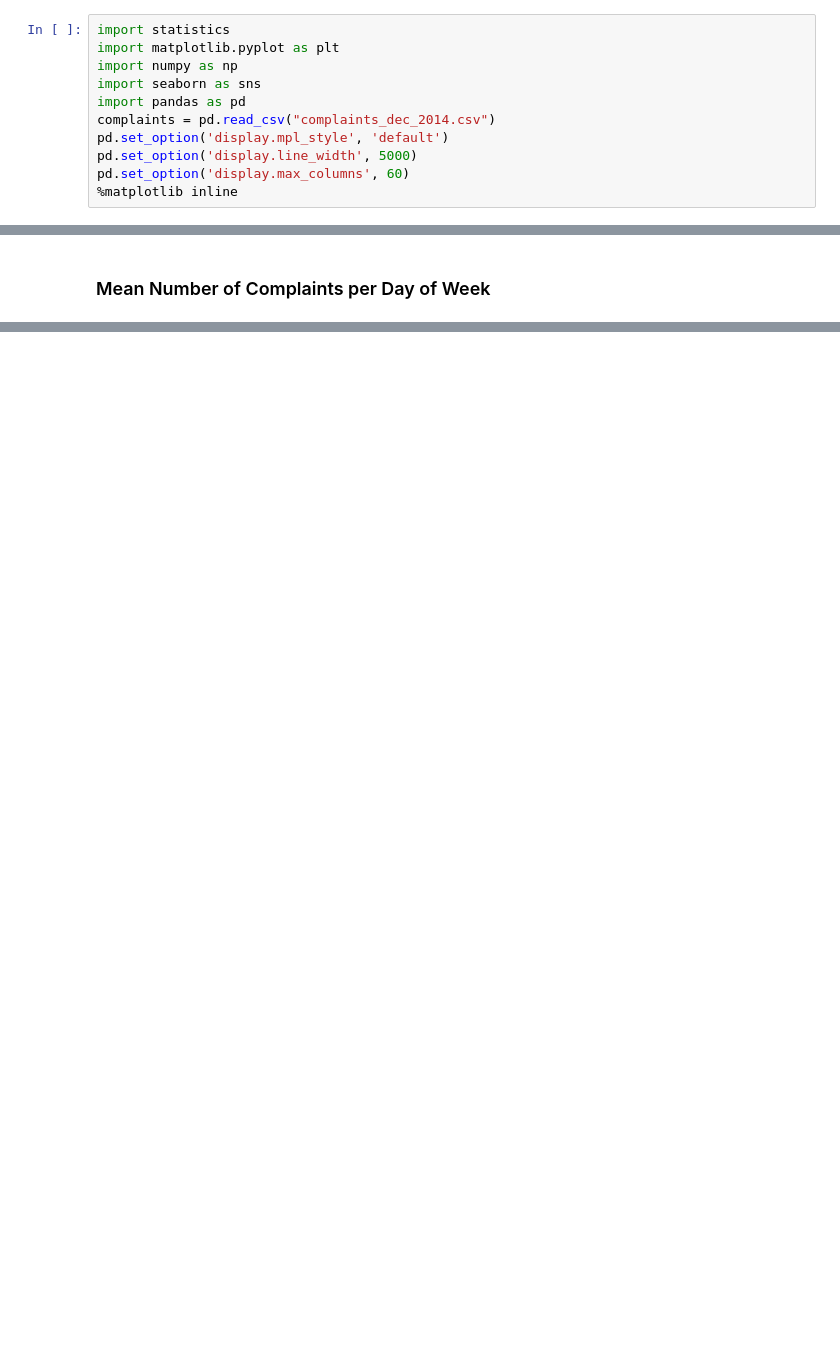
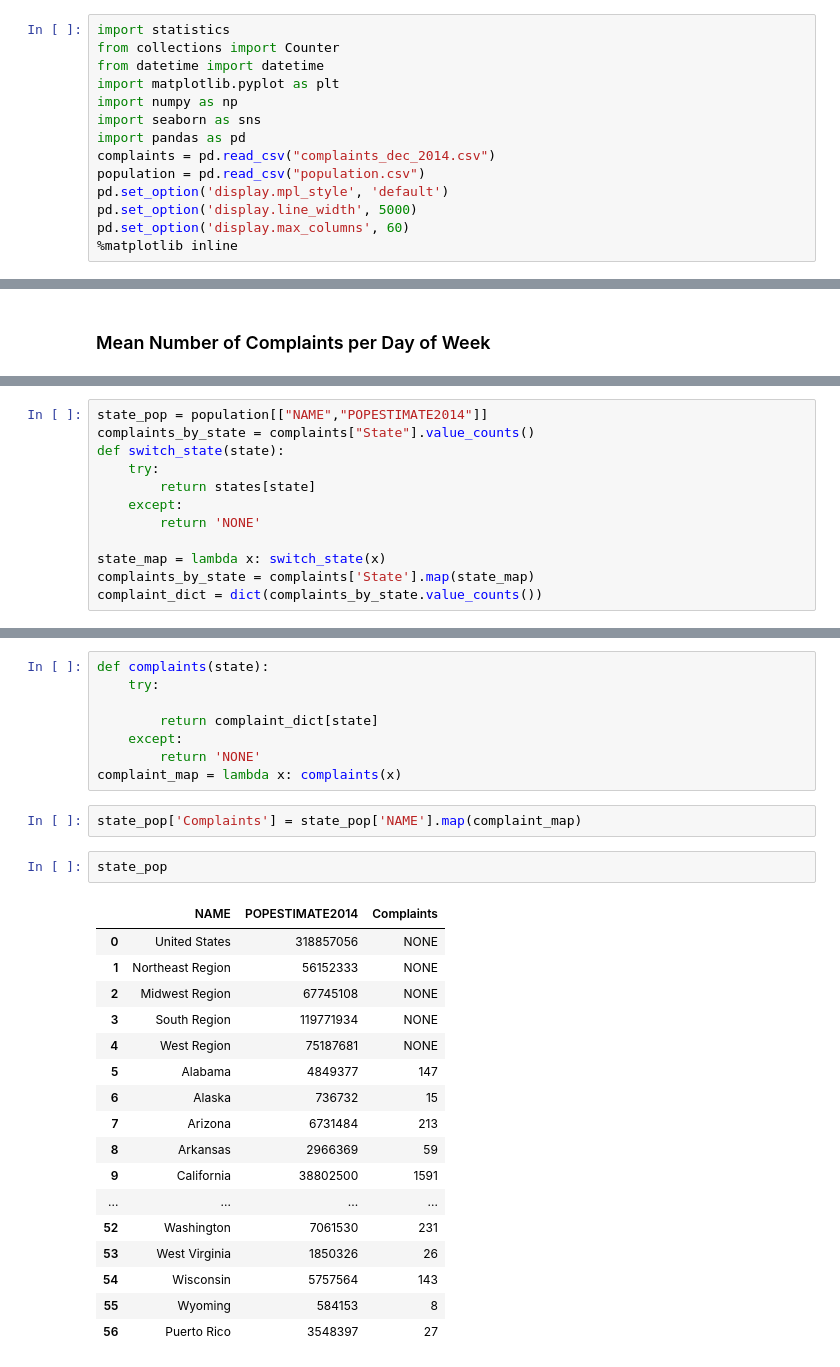
Before and after one commit to tiyd-python-2015-01/consumer-complaints, a Jupyter notebook: consumer-complaints.ipynb, the cells around one changed output, grey strips where cells are left out. Drawn from its saved outputs; the diff is of its cells as text; blank space fills up the shorter version.

```diff
--- a/consumer-complaints.ipynb
+++ b/consumer-complaints.ipynb
@@ -1,10 +1,13 @@
 # %%
 import statistics
+from collections import Counter
+from datetime import datetime
 import matplotlib.pyplot as plt
 import numpy as np
 import seaborn as sns
 import pandas as pd
 complaints = pd.read_csv("complaints_dec_2014.csv")
+population = pd.read_csv("population.csv")
 pd.set_option('display.mpl_style', 'default')
 pd.set_option('display.line_width', 5000)
 pd.set_option('display.max_columns', 60)
@@ -111,0 +166,12 @@ complaints_by_day.plot(kind='bar')
+# %%
+state_pop = population[["NAME","POPESTIMATE2014"]]
+complaints_by_state = complaints["State"].value_counts()
+def switch_state(state):
+    try:
+        return states[state]
+    except:
+        return 'NONE'
+
+state_map = lambda x: switch_state(x)
+complaints_by_state = complaints['State'].map(state_map)
+complaint_dict = dict(complaints_by_state.value_counts())
@@ -111,0 +184,30 @@ complaints_by_day.plot(kind='bar')
+# %%
+def complaints(state):
+    try:
+
+        return complaint_dict[state]
+    except:
+        return 'NONE'
+complaint_map = lambda x: complaints(x)
+# %%
+state_pop['Complaints'] = state_pop['NAME'].map(complaint_map)
+# %%
+state_pop
+# %% [output]
+|  | NAME | POPESTIMATE2014 | Complaints |
+| 0 | United States | 318857056 | NONE |
+| 1 | Northeast Region | 56152333 | NONE |
+| 2 | Midwest Region | 67745108 | NONE |
+| 3 | South Region | 119771934 | NONE |
+| 4 | West Region | 75187681 | NONE |
+| 5 | Alabama | 4849377 | 147 |
+| 6 | Alaska | 736732 | 15 |
+| 7 | Arizona | 6731484 | 213 |
+| 8 | Arkansas | 2966369 | 59 |
+| 9 | California | 38802500 | 1591 |
+| ... | ... | ... | ... |
+| 52 | Washington | 7061530 | 231 |
+| 53 | West Virginia | 1850326 | 26 |
+| 54 | Wisconsin | 5757564 | 143 |
+| 55 | Wyoming | 584153 | 8 |
+| 56 | Puerto Rico | 3548397 | 27 |
```
Also changed, not shown: parts of 11 cells of this notebook.
